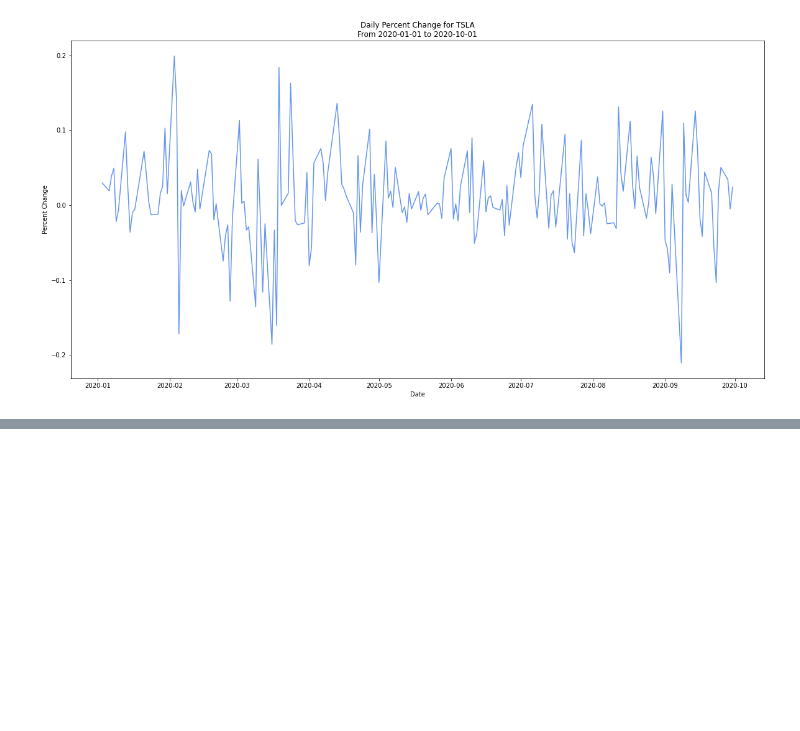
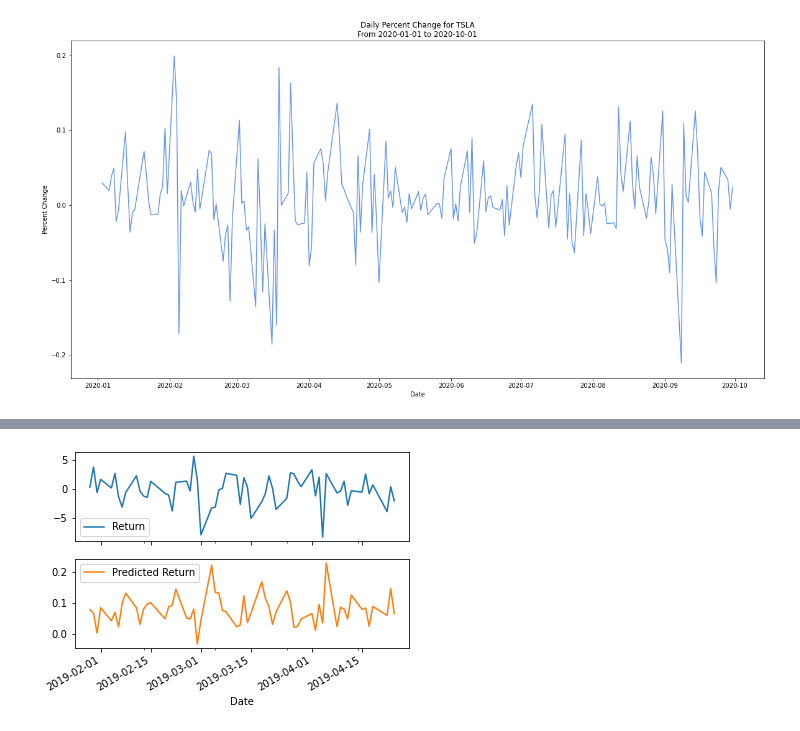
Before and after one commit to SFerguson90/Project-Bear, a Jupyter notebook: Asset Class.ipynb, the cells around one changed output, grey strips where cells are left out. Drawn from its saved outputs; the diff is of its cells as text; code cells hidden in the pictures; blank space fills up the shorter version.

```diff
--- a/Asset Class.ipynb
+++ b/Asset Class.ipynb
@@ -134,3 +135,88 @@ TSLA.percent_change()
 # %% [output]
 [*********************100%***********************]  1 of 1 completed
 [figure]
+# %%
+#def regression_analysis(self):
+
+#YFinance info
+
+## "TSLA"    ,  "2015-01-01"    , "2020-10-21"
+##self.ticker, self.start_date, self.end_date
+
+daily_data = yf.download("TSLA",
+                        start="2015-01-01",
+                        end="2020-10-21")
+
+#Creating a daily return column
+daily_data['Return'] = daily_data.Close.pct_change()*100
+daily_data.dropna(inplace=True)
+
+#Creating a lagged_return column
+daily_data['Lagged_Return'] = daily_data['Return'].shift()
+daily_data.dropna(inplace=True)
+
+####Creating a train/test split for the data pulled
+
+#Testing on the last 30% of data
+back_30 = int(len(daily_data.index)*.701)
+test = daily_data[daily_data.index[back_30]:]
+
+#Training on the first 70% of data
+front_70 = int(len(daily_data.index)*.70)
+train = daily_data[:daily_data.index[front_70]]
+
+#X_train, y_train, X_test, y_test
+X_train = train["Lagged_Return"].to_frame()
+y_train = train["Return"]
+X_test = test["Lagged_Return"].to_frame()
+y_test = test["Return"]
+
+#create the LinearRegression Model
+model = LinearRegression()
+
+#Fit the Model with the Training data
+model.fit(X_train, y_train)
+
+#Making a predicition using the test data
+predictions = model.predict(X_test)
+
+#Assembling Y_data
+returns = y_test.to_frame()
+returns["Predicted Return"] = model.predict(X_test)
+
+plots = returns[:60].plot(subplots=True)
+print("Plots of the first 60 Predicitions vs True Values")
+
+# Calculate the mean_squared_error (MSE) on actual versus predicted test "y"
+mse = mean_squared_error(
+    returns["Return"],
+    returns["Predicted Return"]
+)
+
+# Using that mean-squared-error, calculate the root-mean-squared error (RMSE):
+rmse = np.sqrt(mse)
+print(f"Out-of-sample Root Mean Squared Error (RMSE): {rmse}")
+
+# Construct a dataframe using just the "y" training data:
+in_sample_results = y_train.to_frame()
+
+# Add a column of "in-sample" predictions to that dataframe:
+in_sample_results["In-sample Predictions"] = model.predict(X_train)
+
+# Calculate in-sample mean_squared_error (for comparison to out-of-sample)
+in_sample_mse = mean_squared_error(
+    in_sample_results["Return"],
+    in_sample_results["In-sample Predictions"]
+)
+
+# Calculate in-sample root mean_squared_error (for comparison to out-of-sample)
+in_sample_rmse = np.sqrt(in_sample_mse)
+print(f"In-sample Root Mean Squared Error (RMSE): {in_sample_rmse}")
+
+if in_sample_rmse < rmse:
+    print("The in-sample RMSE is less than the Out-of-Sample RMSE.")
+else:
+    print("The in-sample RMSE is greater than the Out-of-Sample RMSE")
+
+#return plots
+# %% [output]
@@ -136,0 +228 @@ TSLA.percent_change()
+[figure, added]
```
Also changed, not shown: parts of 2 cells of this notebook, 6 other files.
